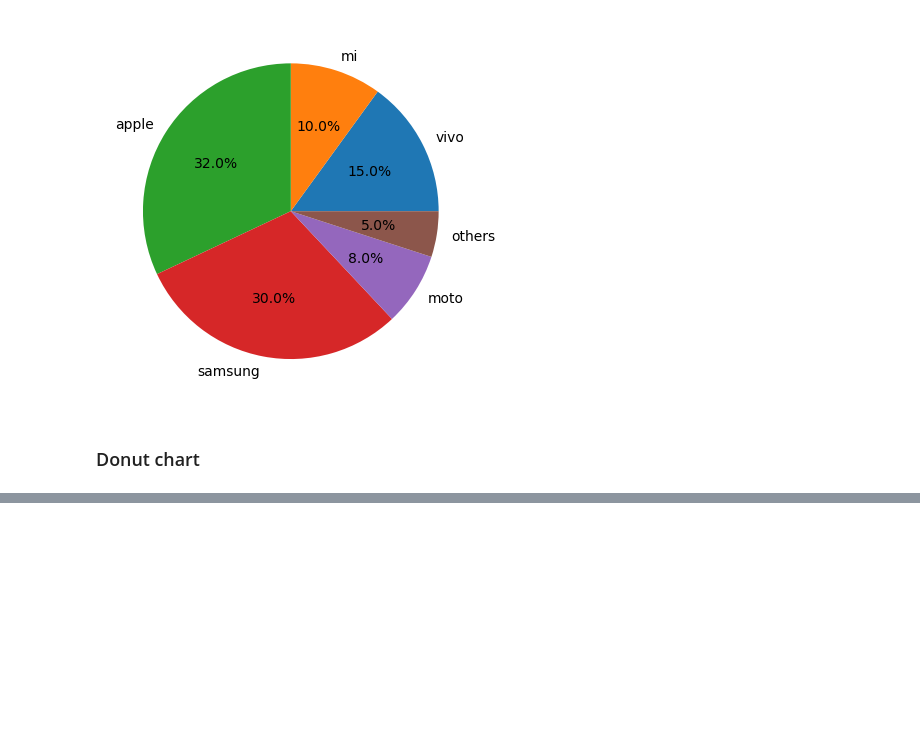
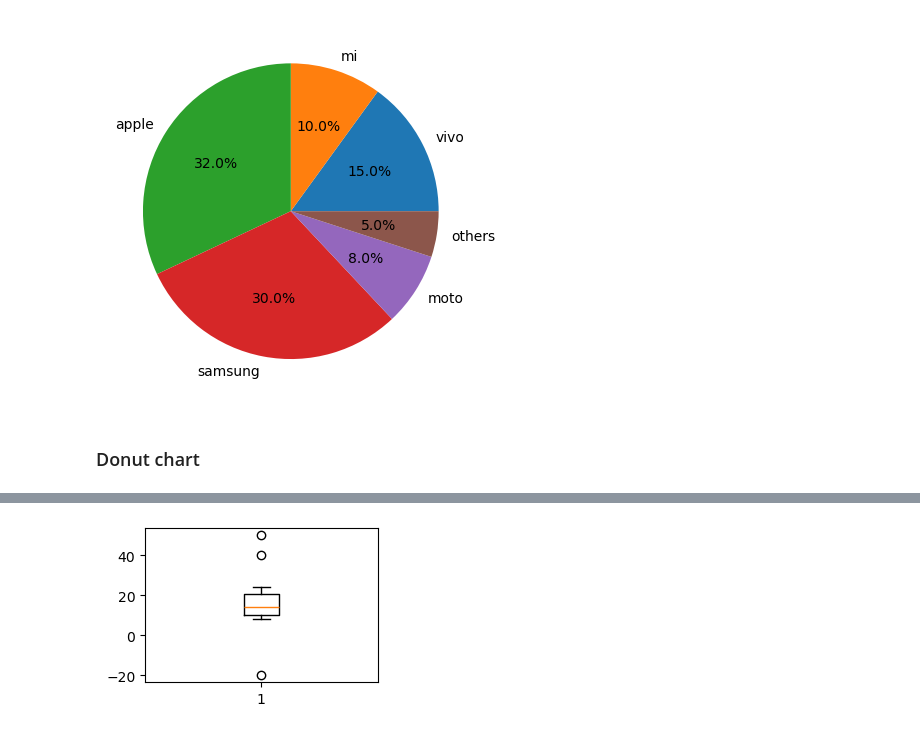
Before and after one commit to Shivacharan16/Data-Analytics-, a Jupyter notebook: Matplotlib.ipynb, the cells around one changed output, grey strips where cells are left out. Drawn from its saved outputs; the diff is of its cells as text; code cells hidden in the pictures; blank space fills up the shorter version.

```diff
--- a/Matplotlib.ipynb
+++ b/Matplotlib.ipynb
@@ -178,0 +188,8 @@ plt.show()
+# %%
+import matplotlib.pyplot as plt
+salary = [10,8,15,17,12,14,24,10,50,40,-20]
+plt.figure(figsize = (3,2))
+plt.boxplot(salary)
+plt.show()
+# %% [output]
+[figure, added]
```
Also changed, not shown: parts of 15 cells of this notebook.
